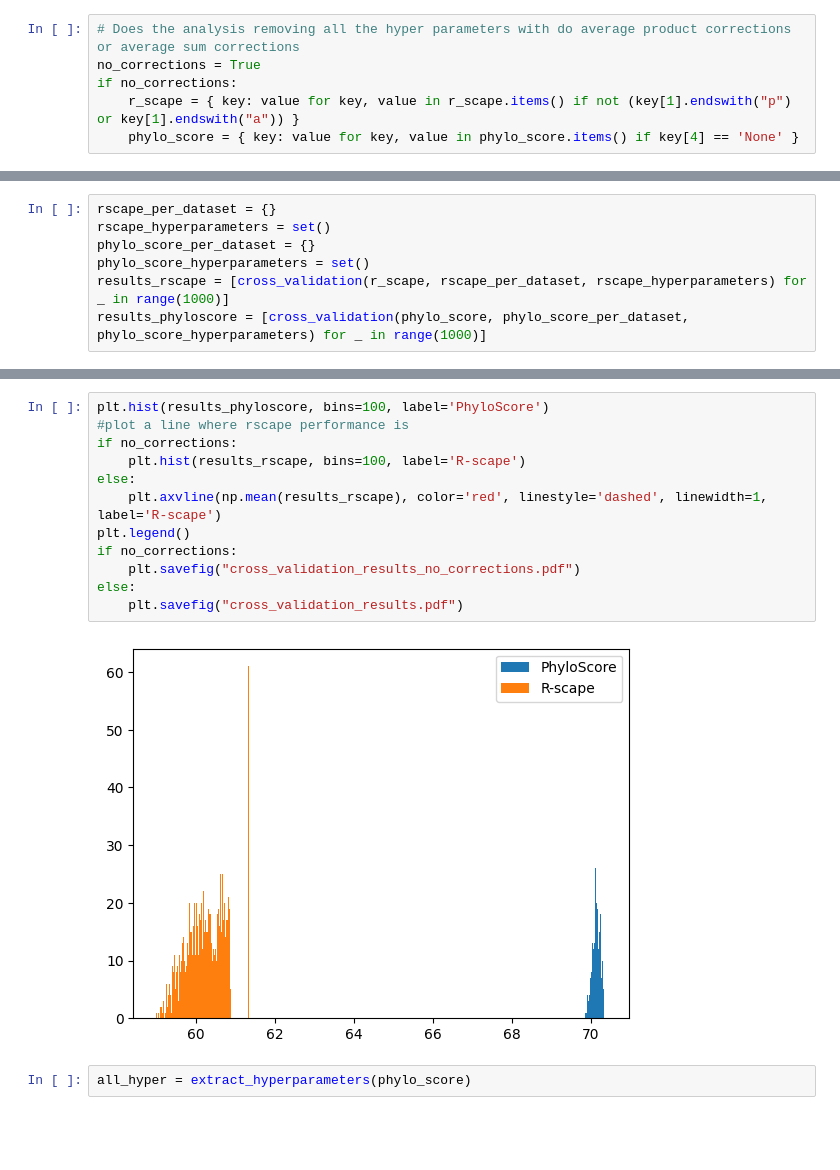
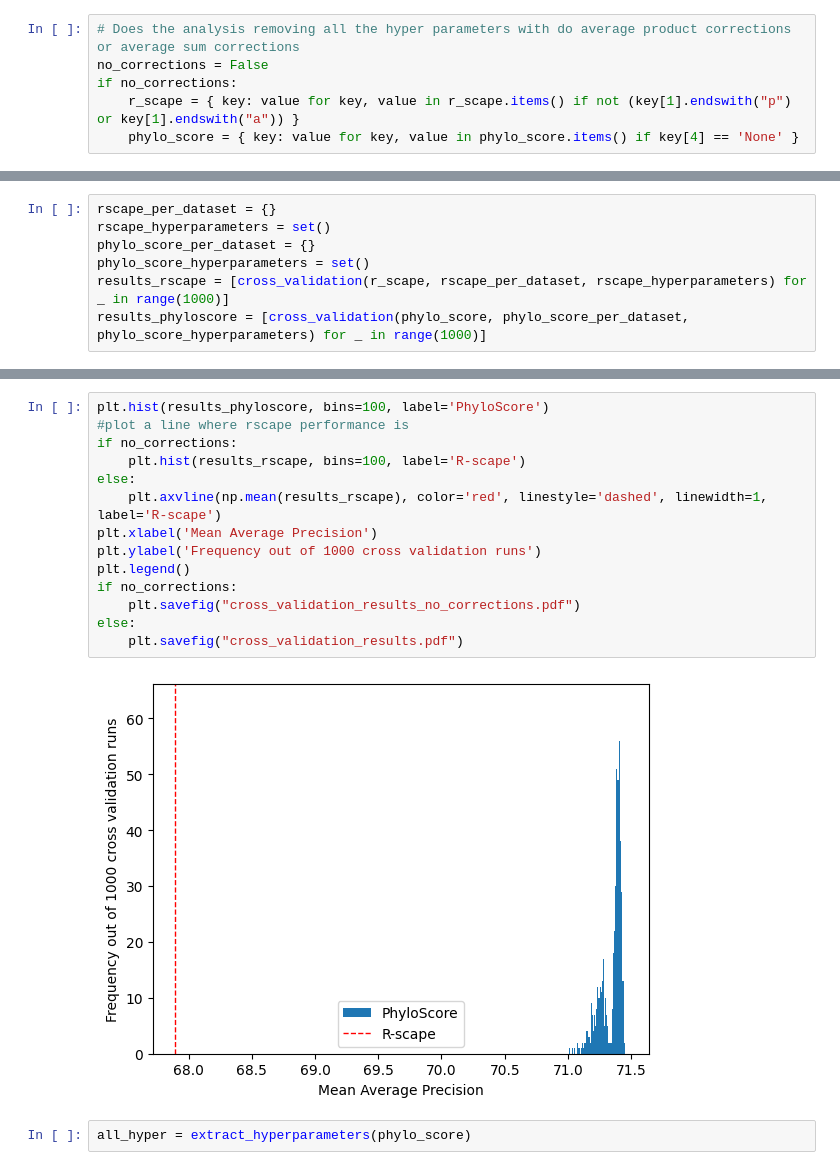
Before and after one commit to soedinglab/phylo_score, a Jupyter notebook: benchmark/cross_validation_plots.ipynb, the cells around one changed output, grey strips where cells are left out. Drawn from its saved outputs; the diff is of its cells as text; blank space fills up the shorter version.

Commit message:
imporve plots

```diff
--- a/benchmark/cross_validation_plots.ipynb
+++ b/benchmark/cross_validation_plots.ipynb
@@ -15,7 +15,7 @@ np.array([r_scape[(d, "GTp")][1] for d in datasets]).mean() ,np.array([r_scape[(
 (np.float64(0.6789628378088932), np.float64(0.6133778310400462))
 # %%
 # Does the analysis removing all the hyper parameters with do average product corrections or average sum corrections
-no_corrections = True
+no_corrections = False
 if no_corrections:
     r_scape = { key: value for key, value in r_scape.items() if not (key[1].endswith("p")  or key[1].endswith("a")) }
     phylo_score = { key: value for key, value in phylo_score.items() if key[4] == 'None' }
@@ -160,17 +162,19 @@ else:
 # %%
 plt.hist(results_phyloscore, bins=100, label='PhyloScore')
 #plot a line where rscape performance is
 if no_corrections:
     plt.hist(results_rscape, bins=100, label='R-scape')
 else:
     plt.axvline(np.mean(results_rscape), color='red', linestyle='dashed', linewidth=1, label='R-scape')
+plt.xlabel('Mean Average Precision')
+plt.ylabel('Frequency out of 1000 cross validation runs')
 plt.legend()
 if no_corrections:
     plt.savefig("cross_validation_results_no_corrections.pdf")
 else:
     plt.savefig("cross_validation_results.pdf")
 # %% [output]
-[figure, old version]
+[figure, new version]
 # %%
 all_hyper = extract_hyperparameters(phylo_score)
 # %%
```
Also changed, not shown: parts of 10 cells of this notebook.
